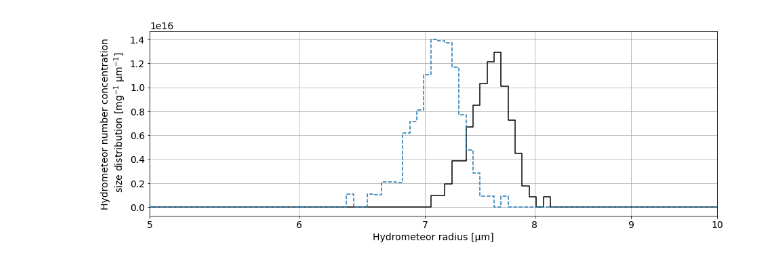
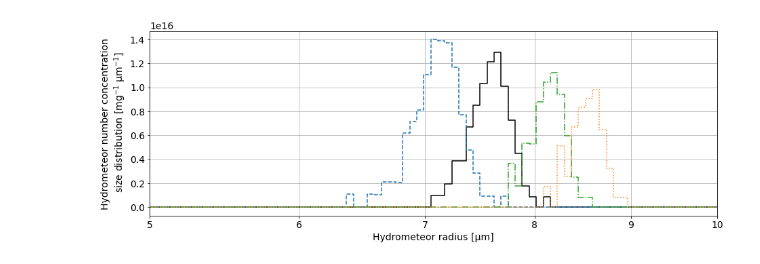
Before and after one commit to claresinger/PySDM-examples, a Jupyter notebook: PySDM_examples/Singer_Ward/parcel_dCDNC.ipynb, the cells around one changed output. Cells and saved outputs as stored; diff of their text form; code cells hidden in the pictures.

```diff
--- a/PySDM_examples/Singer_Ward/parcel_dCDNC.ipynb
+++ b/PySDM_examples/Singer_Ward/parcel_dCDNC.ipynb
@@ -70,7 +87,7 @@ figsize = (10, 5)
 pylab.rc('font', size=14)
 fig, axs = pylab.subplots(1, 2, figsize=figsize, sharey=True)
 
-dat = np.zeros((len(output[key]['z']), 5))
+dat = np.zeros((len(output[key]['z']), 9))
 i = 1
 
 for idx, var in enumerate(('S_max', 'n_c_cm3')):
@@ -109,38 +125,38 @@ pylab.show()
 # %%
-dat = np.zeros((len(settings.wet_radius_bins_edges[:-1]), 3))
+dat = np.zeros((len(settings.wet_radius_bins_edges[:-1]), 5))
 dat[:,0] = settings.wet_radius_bins_edges[:-1]
 i = 1
 
 record_number = -1
 figsize = (15, 5)
 pylab.rc('font', size=14)
 fig, axs = pylab.subplots(1, 1, figsize=figsize, sharey=True)
 for key, output_k in output.items():
     pylab.step(
         settings.wet_radius_bins_edges[:-1] / si.um,
         output_k['spectrum'],
         label=f'wet ({key})',
         color=output_k['color'],
         linestyle=output_k['linestyle'],
         where='pre'
     )
     dat[:,i] = output_k['spectrum']
     i +=1
 pylab.xscale('log')
 pylab.grid()
 pylab.xlabel("Hydrometeor radius [μm]")
 pylab.ylabel("Hydrometeor number concentration\n size distribution [mg$^{-1}$ μm$^{-1}$]")
 xticks = (5,6,7,8,9,10)
 #xticks = (8,9,10,11,12)
 axs.set_xticks(xticks)
 axs.set_xlim(xticks[0], xticks[-1])
 axs.get_xaxis().set_major_formatter(matplotlib.ticker.ScalarFormatter())
 pylab.show()
 
 # print(dat)
 # np.savetxt("Ryan_parcel_sizedist.csv", dat, delimiter=',', fmt='%.4e', header='r_wet (m), Nc (bulk), Nc (film)')
 # %% [output]
-[figure, old version]
+[figure, new version]
 # %%
 figsize = (10, 8)
 pylab.rc('font', size=14)
```
Also changed, not shown: parts of 3 cells of this notebook, 2 other files.
